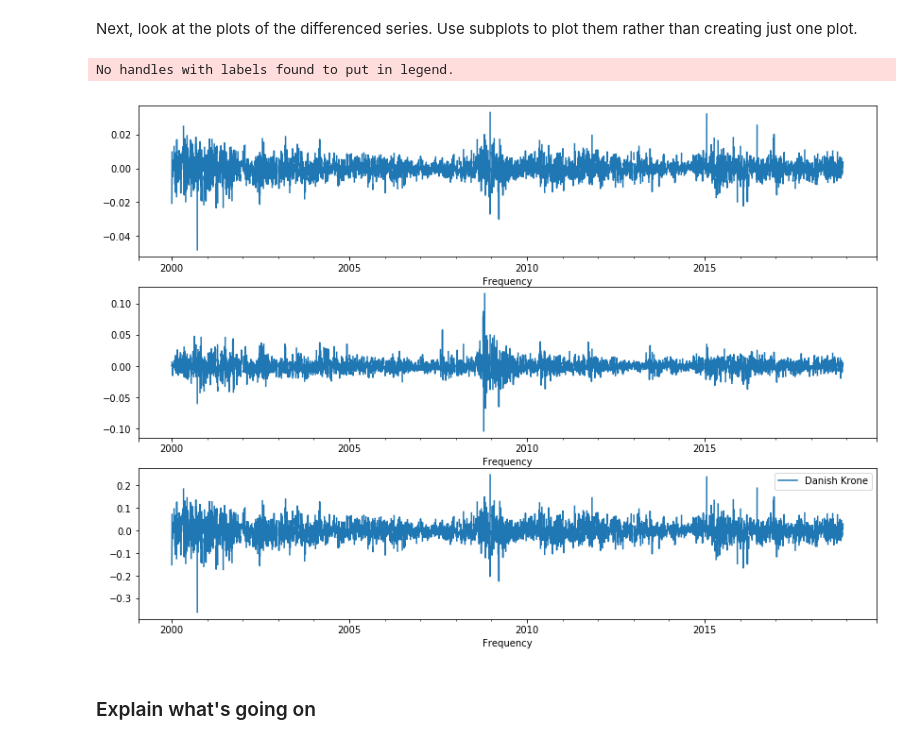
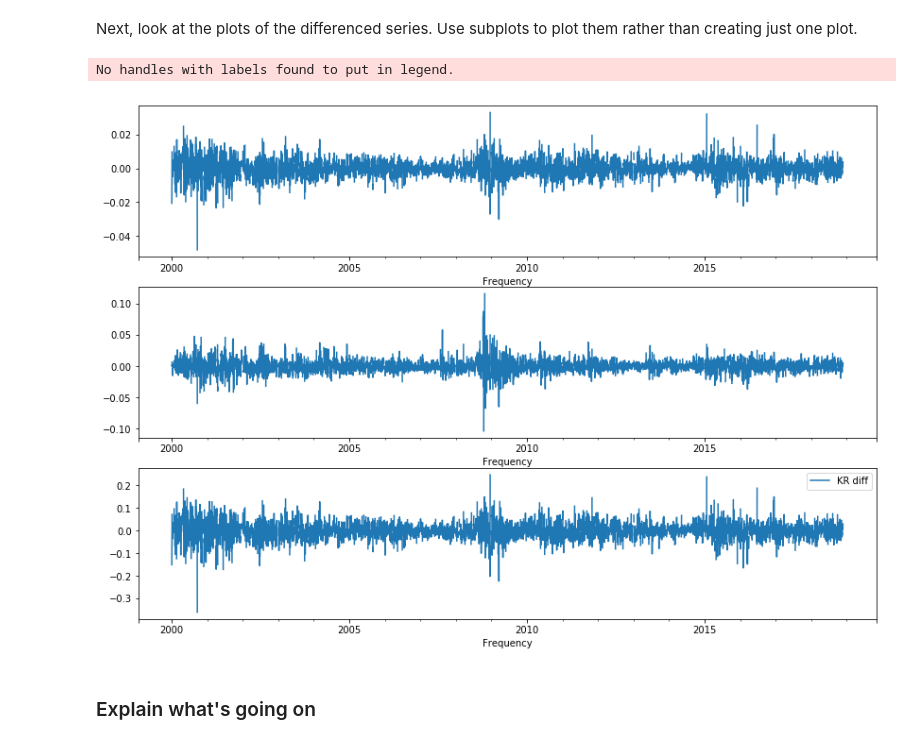
Before and after one commit to fleralle/dsc-corr-autocorr-in-time-series-lab-houston-ds-042219, a Jupyter notebook: index.ipynb, the cells around one changed output. Drawn from its saved outputs; the diff is of its cells as text; code cells hidden in the pictures.

```diff
--- a/index.ipynb
+++ b/index.ipynb
@@ -66,15 +66,15 @@ Next, look at the plots of the differenced series. Use subplots to plot them rat
 # %%
 # your code here
 figs,axes = plt.subplots(nrows=3, ncols=1, figsize=(14,10))
 xrate_ts.Euro.diff(periods=1).plot(ax=axes[0], label='Euro diff')
 xrate_ts['Australian Dollar'].diff(periods=1).plot(ax=axes[1], label='AUS diff')
 plt.legend()
-xrate_ts['Danish Krone'].diff(periods=1).plot(ax=axes[2], label='K')
+xrate_ts['Danish Krone'].diff(periods=1).plot(ax=axes[2], label='KR diff')
 plt.legend()
 plt.show()
 # %% [output]
 No handles with labels found to put in legend.
-[figure, old version]
+[figure, new version]
 # %%
 # your code here
 # %%
```
